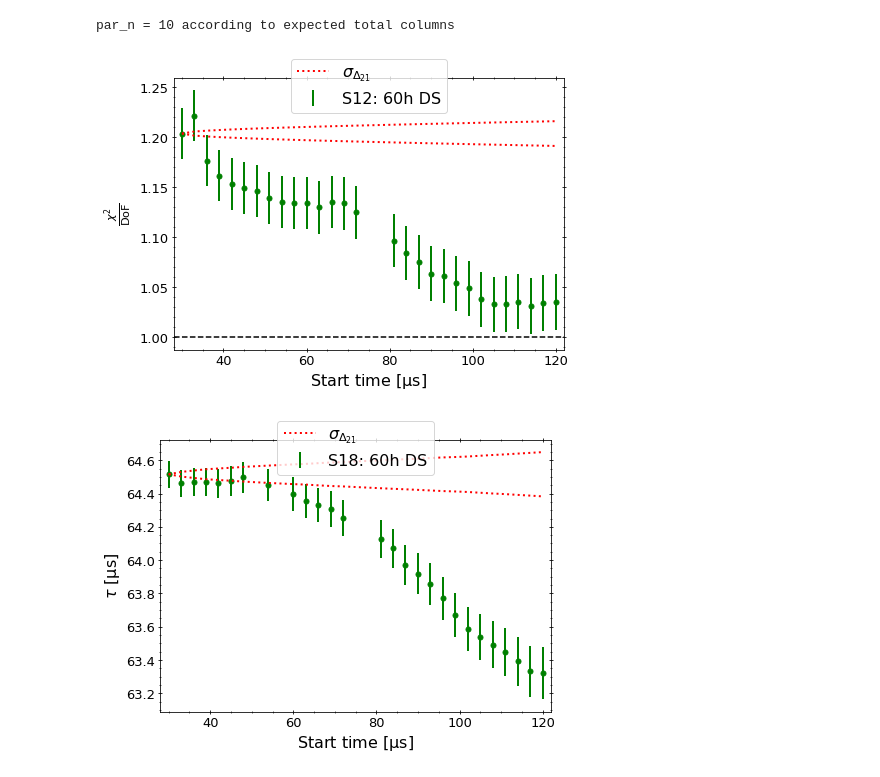
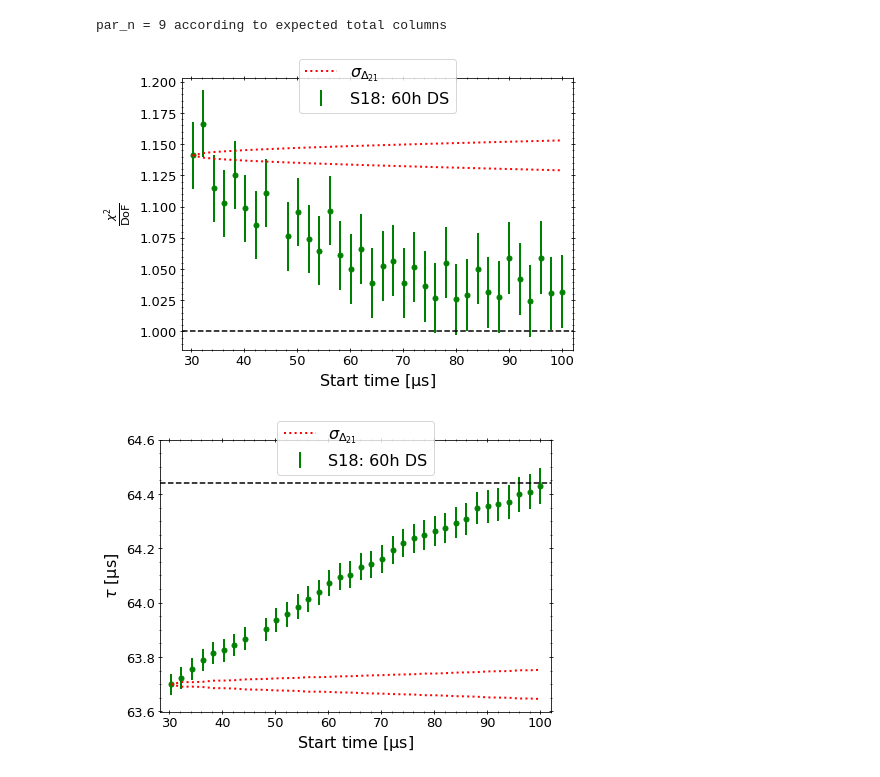
Before and after one commit to glukicov/EDMTracking, a Jupyter notebook: JupyterNB/Summary_Plots.ipynb, the cells around one changed output. Saved outputs shown, nothing was run; the diff lists cells and outputs as text; code cells hidden in the pictures.

```diff
--- a/JupyterNB/Summary_Plots.ipynb
+++ b/JupyterNB/Summary_Plots.ipynb
@@ -6,22 +6,21 @@ sys.path.append('../CommonUtils/') # https://github.com/glukicov/EDMTracking/tre
 import CommonUtils as cu
 font_size=16
 # %%
-data = pd.read_csv("../DATA/misc/scans/scan.csv")
+data = pd.read_csv("../DATA/scans/scan.csv")
 par_n=-1
 if(data.shape[1] == 27):  par_n=10
 if(data.shape[1] == 25):  par_n=9
 if(data.shape[1] == 17):  par_n=5
 print("par_n =", par_n, "according to expected total columns")
-# data.info()
 # %% [output]
-par_n = 10 according to expected total columns
+par_n = 9 according to expected total columns
 # %%
 # iterators
 stations=(12, 18)
 dss = ("60h", "9D", "HK", "EG")
 # %%
 #iterative cuts
-station=stations[0]
+station=stations[1]
 ds=dss[0]
 # %%
 # apply cuts and select data
@@ -52,23 +51,25 @@ ax.set_xlim(min(x)-2, max(x)+2)
 ax.set_xlabel(r"Start time [$\rm{\mu}$s]", fontsize=font_size);
 ax.set_ylabel(r"$\frac{\chi^2}{\rm{DoF}}$", fontsize=font_size);
 ax.legend(fontsize=font_size, loc='upper center', bbox_to_anchor=(0.5, 1.1))
-fig.savefig("../fig/start_chi2.png", dpi=300)
+fig.savefig("../fig/start_chi2_S"+str(station)+".png", dpi=300)
 # %% [output]
-[figure, old version]
+[figure, new version]
+# %%
+par_name = 'tau'
 # %%
-y=plot_data['tau']
-y_e=plot_data['tau_e']
+y=plot_data[par_name]
+y_e=plot_data[par_name+'_e']
 y_s = np.sqrt(y_e**2-y_e[0]**2) # 1sigma band
 # %%
 fig, ax = cu.plot(x, y, y_err=y_e, error=True, elw=2, label="S"+str(station)+": "+ds+" DS")
 ax.plot(x, y, marker=".", ms=10, c="g", lw=0)
 ax.plot(x, y[0]+y_s, c="r", ls=":", lw=2, label=r"$\sigma_{\Delta_{21}}$")
 ax.plot(x, y[0]-y_s, c="r", ls=":", lw=2)
-# ax.plot([min(x)-2, max(x)+2], [1, 1], c="k", ls="--")
+if(par_name=='tau'): ax.plot([np.min(x)-2, np.max(x)+2], [64.44, 64.44], c="k", ls="--"); ax.set_ylim(np.min(y)-0.1, 64.6)
 ax.set_xlim(min(x)-2, max(x)+2)
 ax.set_xlabel(r"Start time [$\rm{\mu}$s]", fontsize=font_size);
 ax.set_ylabel(r"$\tau$ [$\rm{\mu}$s]", fontsize=font_size);
 ax.legend(fontsize=font_size, loc='upper center', bbox_to_anchor=(0.5, 1.1))
-fig.savefig("../fig/start_LT.png", dpi=300)
+fig.savefig("../fig/start_"+par_name+"_"+str(station)+".png", dpi=300)
 # %% [output]
-[figure, old version]
+[figure, new version]
```
Also changed, not shown: 3 other files.
